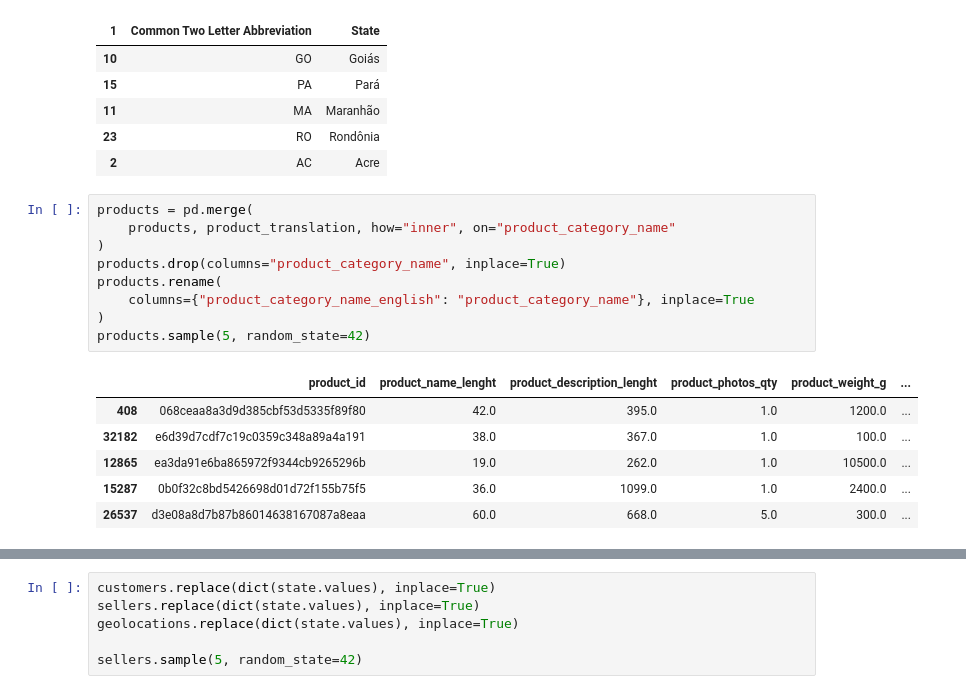
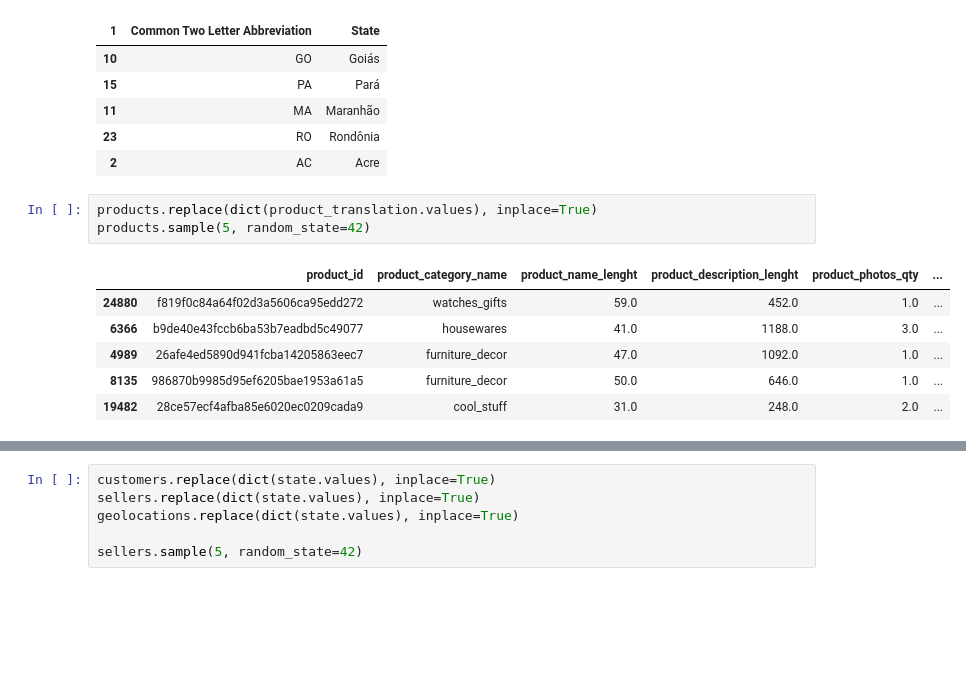
Before and after one commit to malifnasrulloh/Analysis-Data-E-Commerce, a Jupyter notebook: data_prep.ipynb, the cells around one changed output, grey strips where cells are left out. Drawn from its saved outputs; the diff is of its cells as text; blank space fills up the shorter version.

```diff
--- a/data_prep.ipynb
+++ b/data_prep.ipynb
@@ -27,18 +27,12 @@ state.sample(5, random_state=42)
 | 23 | RO | Rondônia |
 | 2 | AC | Acre |
 # %%
-products = pd.merge(
-    products, product_translation, how="inner", on="product_category_name"
-)
-products.drop(columns="product_category_name", inplace=True)
-products.rename(
-    columns={"product_category_name_english": "product_category_name"}, inplace=True
-)
+products.replace(dict(product_translation.values), inplace=True)
 products.sample(5, random_state=42)
 # %% [output]
-|  | product_id | product_name_lenght | product_description_lenght | product_photos_qty | product_weight_g | ... |
-| 408 | 068ceaa8a3d9d385cbf53d5335f89f80 | 42.0 | 395.0 | 1.0 | 1200.0 | ... |
-| 32182 | e6d39d7cdf7c19c0359c348a89a4a191 | 38.0 | 367.0 | 1.0 | 100.0 | ... |
-| 12865 | ea3da91e6ba865972f9344cb9265296b | 19.0 | 262.0 | 1.0 | 10500.0 | ... |
-| 15287 | 0b0f32c8bd5426698d01d72f155b75f5 | 36.0 | 1099.0 | 1.0 | 2400.0 | ... |
-| 26537 | d3e08a8d7b87b86014638167087a8eaa | 60.0 | 668.0 | 5.0 | 300.0 | ... |
+|  | product_id | product_category_name | product_name_lenght | product_description_lenght | product_photos_qty | ... |
+| 24880 | f819f0c84a64f02d3a5606ca95edd272 | watches_gifts | 59.0 | 452.0 | 1.0 | ... |
+| 6366 | b9de40e43fccb6ba53b7eadbd5c49077 | housewares | 41.0 | 1188.0 | 3.0 | ... |
+| 4989 | 26afe4ed5890d941fcba14205863eec7 | furniture_decor | 47.0 | 1092.0 | 1.0 | ... |
+| 8135 | 986870b9985d95ef6205bae1953a61a5 | furniture_decor | 50.0 | 646.0 | 1.0 | ... |
+| 19482 | 28ce57ecf4afba85e6020ec0209cada9 | cool_stuff | 31.0 | 248.0 | 2.0 | ... |
```
Also changed, not shown: parts of 10 cells of this notebook, 2 other files.
